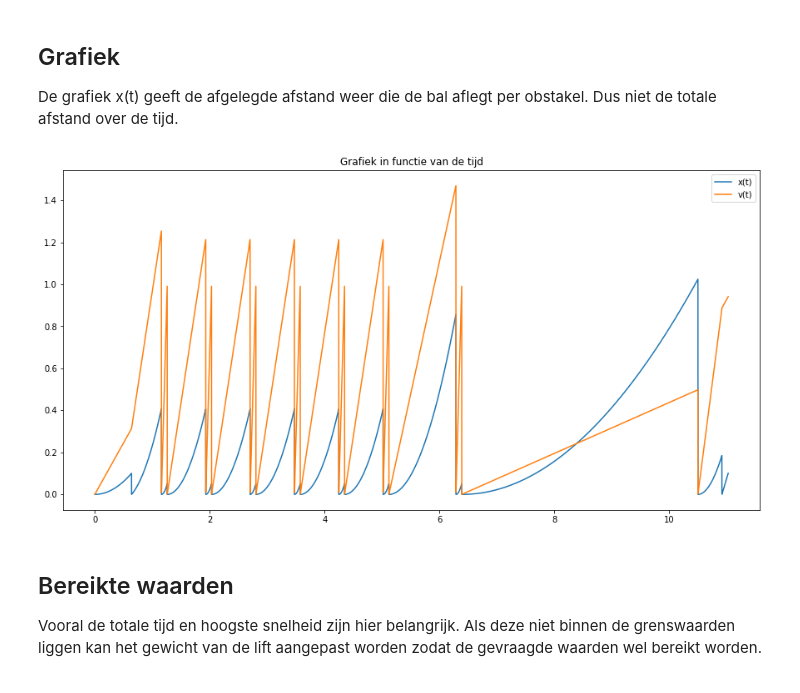
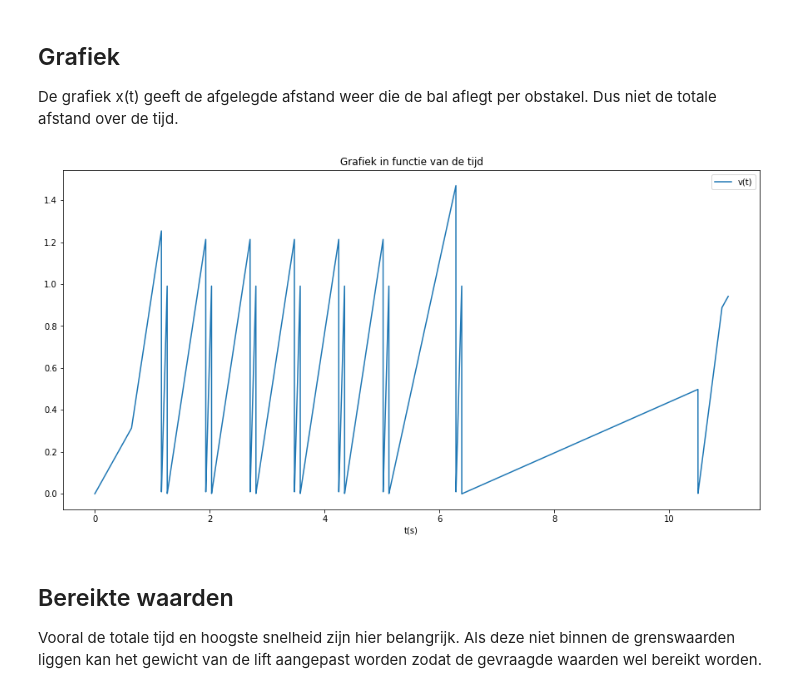
Before and after one commit to wannes171/EE2-github, a Jupyter notebook: EE2 model.ipynb, the cells around one changed output. Saved outputs shown, nothing was run; the diff lists cells and outputs as text; code cells hidden in the pictures.

```diff
--- a/EE2 model.ipynb
+++ b/EE2 model.ipynb
@@ -101,16 +101,17 @@ De grafiek x(t) geeft de afgelegde afstand weer die de bal aflegt per obstakel.
 # %%
 # Code voor plotten van grafiek
 import matplotlib.pyplot as plt
 %matplotlib inline
 plt.figure(figsize=(15,7.5))
-plt.plot(t,x, label="x(t)")
+#plt.plot(t,x, label="x(t)")
 plt.plot(t,v, label="v(t)")
+plt.xlabel("t(s)")
 
 plt.title("Grafiek in functie van de tijd")
 plt.legend()
 plt.show()
 # %% [output]
-[figure, old version]
+[figure, new version]
 # %% [markdown]
 ## Bereikte waarden
 Vooral de totale tijd en hoogste snelheid zijn hier belangrijk. Als deze niet binnen de grenswaarden liggen kan het gewicht van de lift aangepast worden zodat de gevraagde waarden wel bereikt worden.
```
